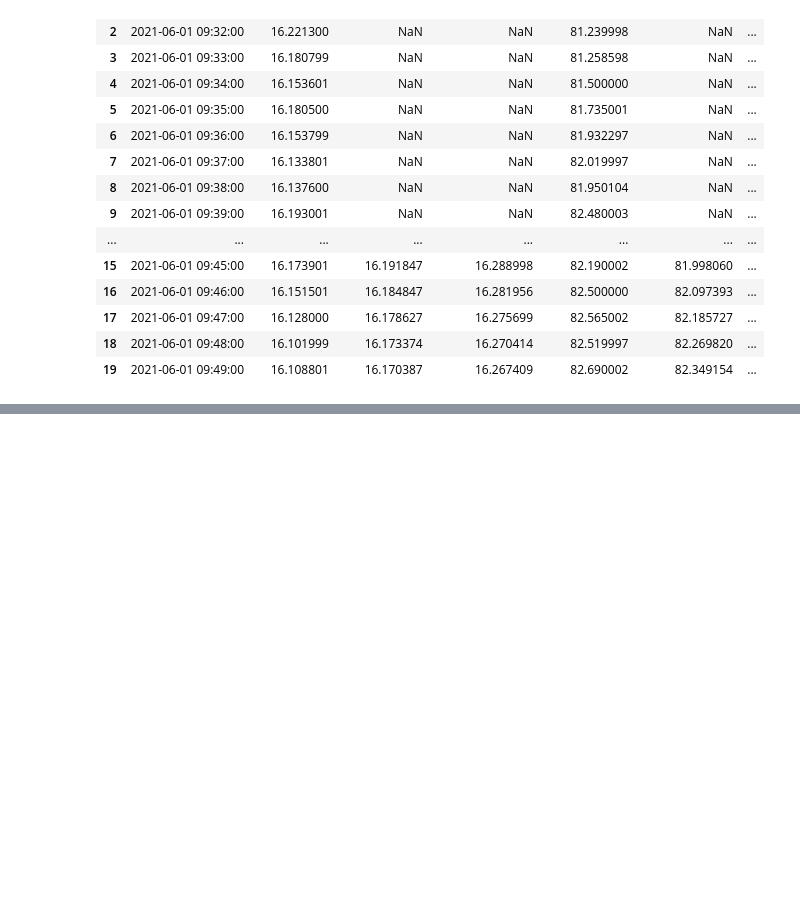
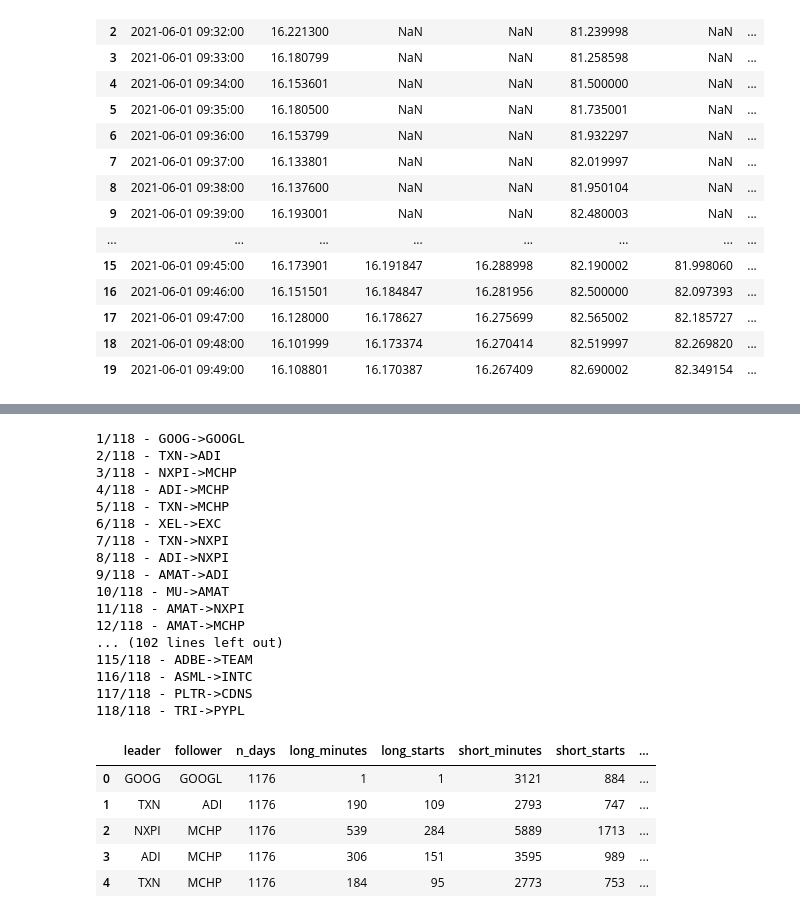
Before and after one commit to ADRIANVM117/data-science-portfolio, a Jupyter notebook: SolidBack_Quant/notebooks/01_hypothesis_validation.ipynb, the cells around one changed output, grey strips where cells are left out. Cells and saved outputs as stored; diff of their text form; code cells hidden in the pictures; blank space fills up the shorter version.

```diff
--- a/SolidBack_Quant/notebooks/01_hypothesis_validation.ipynb
+++ b/SolidBack_Quant/notebooks/01_hypothesis_validation.ipynb
@@ -799,0 +923,39 @@ pair_df[["date","leader_price","leader_sma15","leader_long_sma","follower_price"
+# %%
+signal_frequency_results = []
+
+for i, row in unique_top_pairs.iterrows():
+    leader = row["leader"]
+    follower = row["follower"]
+
+    print(f"{i+1}/{len(unique_top_pairs)} - {leader}->{follower}")
+
+    result = compute_signal_frequency_for_pair(leader, follower)
+    signal_frequency_results.append(result)
+
+signal_frequency_df = pd.DataFrame(signal_frequency_results)
+
+signal_frequency_df.head()
+# %% [output]
+1/118 - GOOG->GOOGL
+2/118 - TXN->ADI
+3/118 - NXPI->MCHP
+4/118 - ADI->MCHP
+5/118 - TXN->MCHP
+6/118 - XEL->EXC
+7/118 - TXN->NXPI
+8/118 - ADI->NXPI
+9/118 - AMAT->ADI
+10/118 - MU->AMAT
+11/118 - AMAT->NXPI
+12/118 - AMAT->MCHP
+... (102 lines left out)
+115/118 - ADBE->TEAM
+116/118 - ASML->INTC
+117/118 - PLTR->CDNS
+118/118 - TRI->PYPL
+|  | leader | follower | n_days | long_minutes | long_starts | short_minutes | short_starts | ... |
+| 0 | GOOG | GOOGL | 1176 | 1 | 1 | 3121 | 884 | ... |
+| 1 | TXN | ADI | 1176 | 190 | 109 | 2793 | 747 | ... |
+| 2 | NXPI | MCHP | 1176 | 539 | 284 | 5889 | 1713 | ... |
+| 3 | ADI | MCHP | 1176 | 306 | 151 | 3595 | 989 | ... |
+| 4 | TXN | MCHP | 1176 | 184 | 95 | 2773 | 753 | ... |
```
Also changed, not shown: parts of 35 cells of this notebook.
